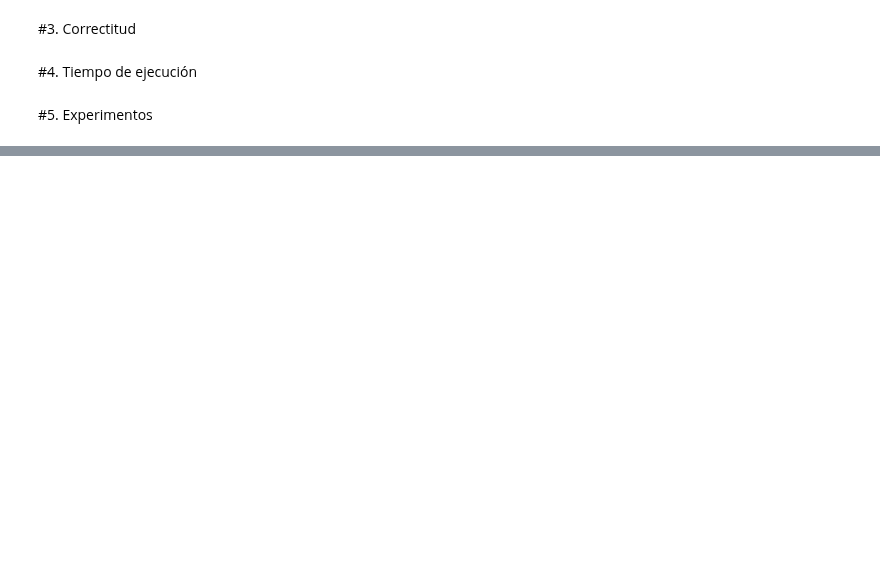
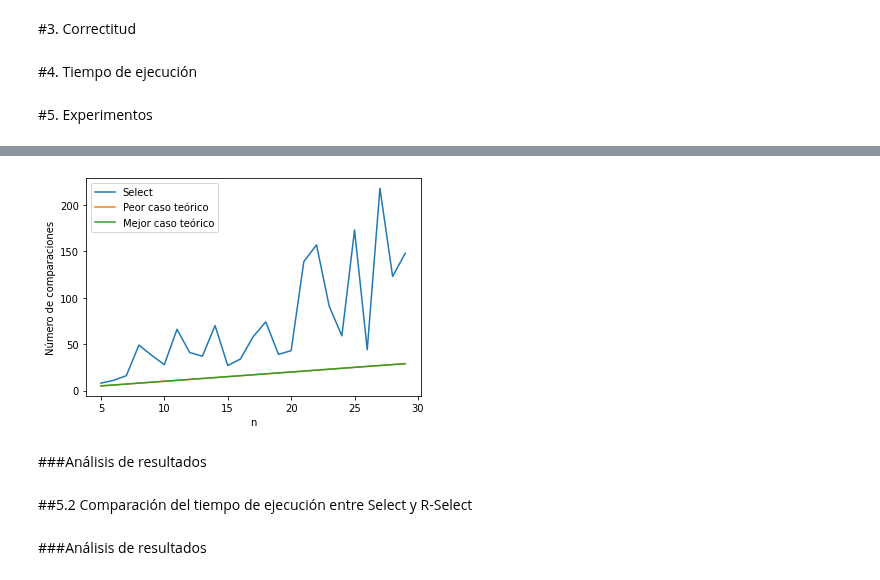
Before and after one commit to Sylver640/ADA-Informes, a Jupyter notebook: Informe_Select.ipynb, the cells around one changed output, grey strips where cells are left out. Drawn from its saved outputs; the diff is of its cells as text; code cells hidden in the pictures; blank space fills up the shorter version.

```diff
--- a/Informe_Select.ipynb
+++ b/Informe_Select.ipynb
@@ -264,0 +274,33 @@ k-ésimo menor elemento del arreglo: 30
+# %%
+import matplotlib.pyplot as plt
+import math
+import random
+
+x = [n for n in range(5,30)]
+y1 = [n for n in range(5,30)] #Peor caso
+y2 = [n for n in range(5,30)] #Mejor caso
+y = []
+
+for n in range(5, 30):
+  comparisons = 0
+  array = random.sample(range(1,100), n)
+  k = random.randint(1,n)
+  elemento = select(array, 0, len(array)-1, k, verbose = False)
+  y.append(comparisons)
+
+plt.plot(x,y)
+plt.plot(x,y1)
+plt.plot(x,y2)
+plt.legend(["Select","Peor caso teórico","Mejor caso teórico"])
+
+plt.xlabel("n")
+plt.ylabel("Número de comparaciones")
+plt.show()
+# %% [output]
+[figure, added]
+# %% [markdown]
+###Análisis de resultados
+# %% [markdown]
+##5.2 Comparación del tiempo de ejecución entre Select y R-Select
+# %% [markdown]
+###Análisis de resultados
```
Also changed, not shown: parts of 3 cells of this notebook.
